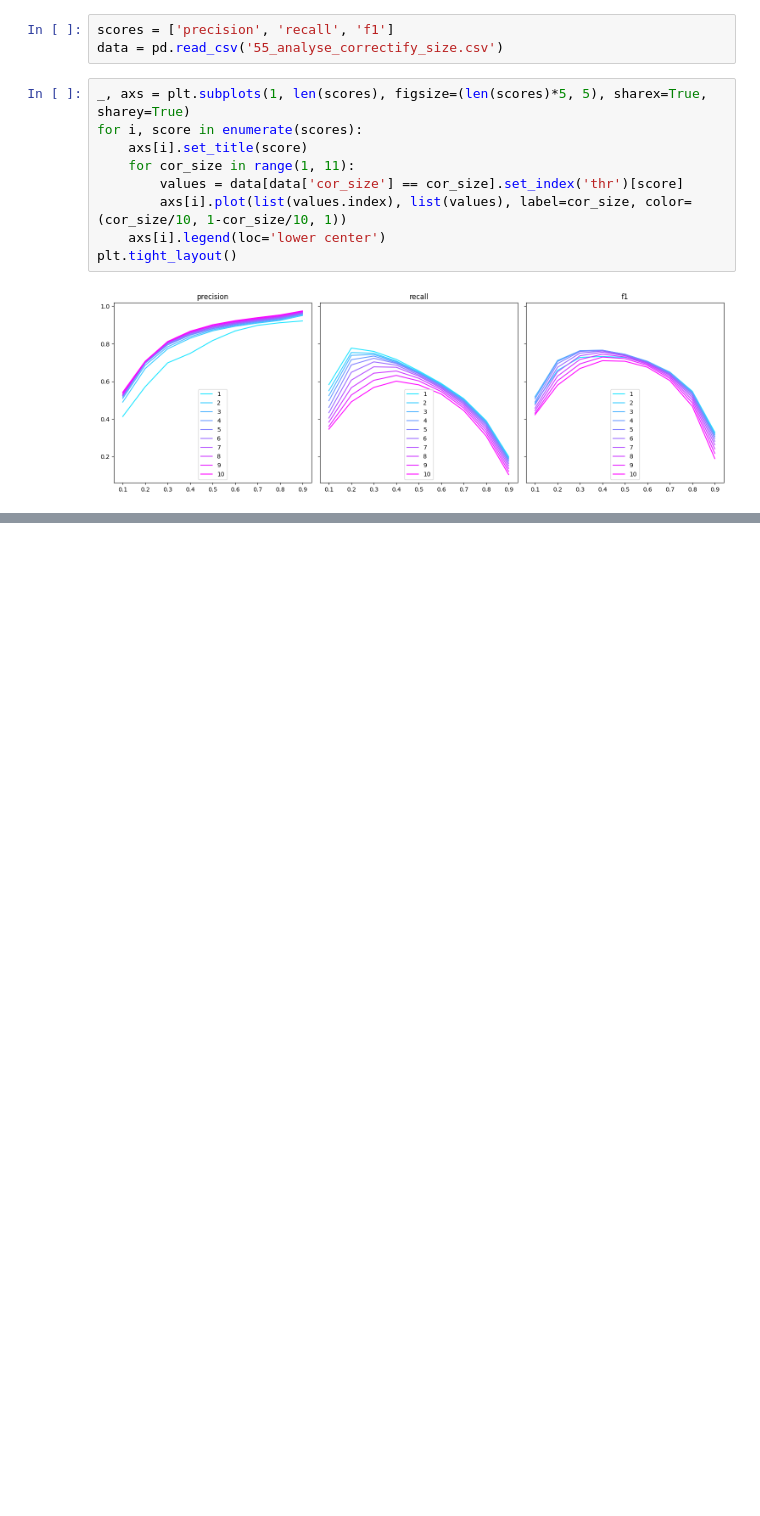
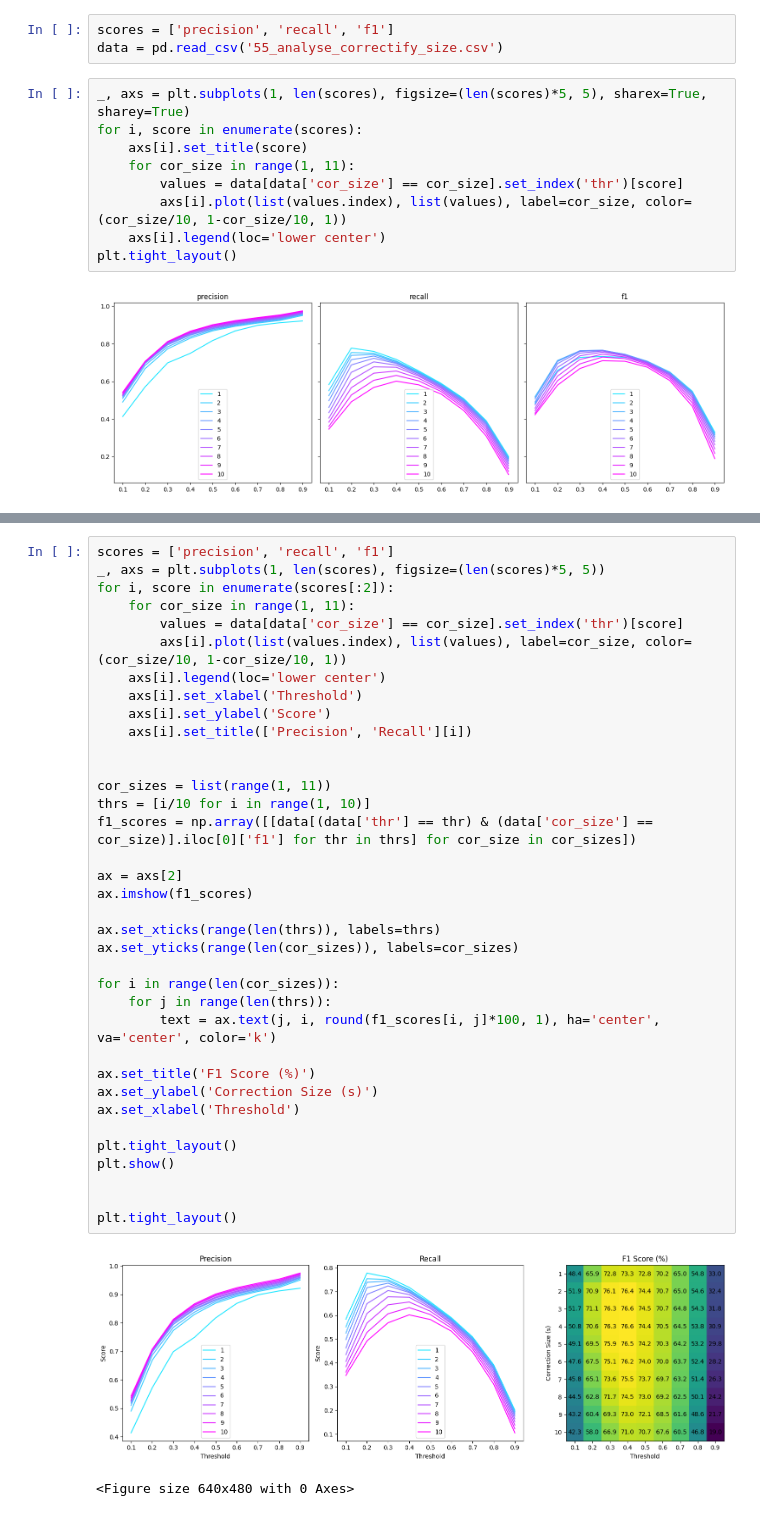
Before and after one commit to JulianBvW/Wearable-Sleep-Event-Detection, a Jupyter notebook: Notebooks/55_analyse_correctify_size.ipynb, the cells around one changed output, grey strips where cells are left out. Drawn from its saved outputs; the diff is of its cells as text; blank space fills up the shorter version.

```diff
--- a/Notebooks/55_analyse_correctify_size.ipynb
+++ b/Notebooks/55_analyse_correctify_size.ipynb
@@ -46,0 +47,39 @@ plt.show()
+# %%
+scores = ['precision', 'recall', 'f1']
+_, axs = plt.subplots(1, len(scores), figsize=(len(scores)*5, 5))
+for i, score in enumerate(scores[:2]):
+    for cor_size in range(1, 11):
+        values = data[data['cor_size'] == cor_size].set_index('thr')[score]
+        axs[i].plot(list(values.index), list(values), label=cor_size, color=(cor_size/10, 1-cor_size/10, 1))
+    axs[i].legend(loc='lower center')
+    axs[i].set_xlabel('Threshold')
+    axs[i].set_ylabel('Score')
+    axs[i].set_title(['Precision', 'Recall'][i])
+
+
+cor_sizes = list(range(1, 11))
+thrs = [i/10 for i in range(1, 10)]
+f1_scores = np.array([[data[(data['thr'] == thr) & (data['cor_size'] == cor_size)].iloc[0]['f1'] for thr in thrs] for cor_size in cor_sizes])
+
+ax = axs[2]
+ax.imshow(f1_scores)
+
+ax.set_xticks(range(len(thrs)), labels=thrs)
+ax.set_yticks(range(len(cor_sizes)), labels=cor_sizes)
+
+for i in range(len(cor_sizes)):
+    for j in range(len(thrs)):
+        text = ax.text(j, i, round(f1_scores[i, j]*100, 1), ha='center', va='center', color='k')
+
+ax.set_title('F1 Score (%)')
+ax.set_ylabel('Correction Size (s)')
+ax.set_xlabel('Threshold')
+
+plt.tight_layout()
+plt.show()
+
+
+plt.tight_layout()
+# %% [output]
+[figure, added]
+<Figure size 640x480 with 0 Axes>
```
Also changed, not shown: parts of 1 cell of this notebook.
